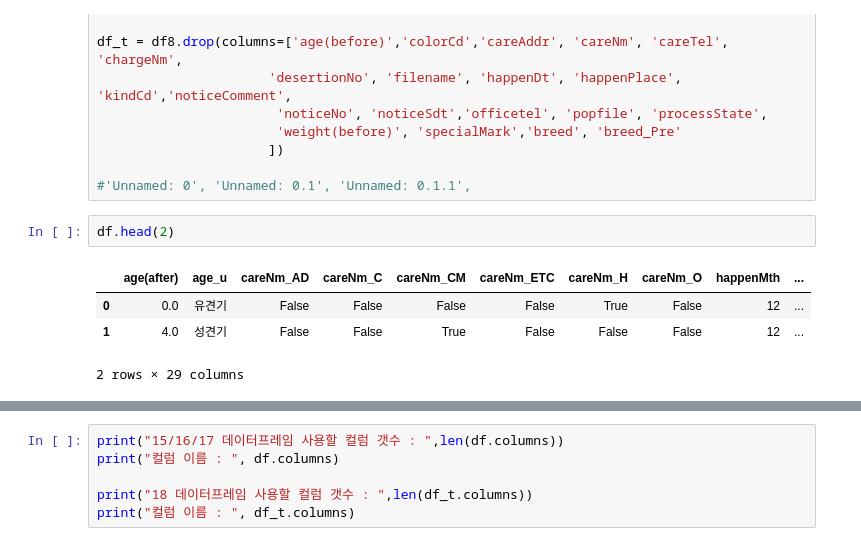
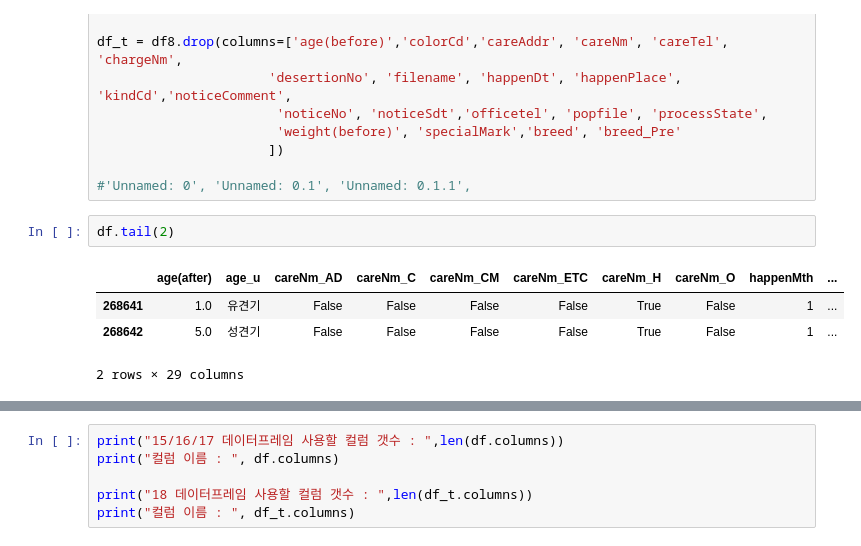
Before and after one commit to SINAEEE/BigdataProject_AbandonedAnimal, a Jupyter notebook: analyze/test_vol4/analyze_dog_vol4.ipynb, the cells around one changed output, grey strips where cells are left out. Drawn from its saved outputs; the diff is of its cells as text.

```diff
--- a/analyze/test_vol4/analyze_dog_vol4.ipynb
+++ b/analyze/test_vol4/analyze_dog_vol4.ipynb
@@ -127,10 +127,10 @@ df_t = df8.drop(columns=['age(before)','colorCd','careAddr', 'careNm', 'careTel'
 
 #'Unnamed: 0', 'Unnamed: 0.1', 'Unnamed: 0.1.1',
 # %%
-df.head(2)
+df.tail(2)
 # %% [output]
 |  | age(after) | age_u | careNm_AD | careNm_C | careNm_CM | careNm_ETC | careNm_H | careNm_O | happenMth | ... |
-| 0 | 0.0 | 유견기 | False | False | False | False | True | False | 12 | ... |
-| 1 | 4.0 | 성견기 | False | False | True | False | False | False | 12 | ... |
+| 268641 | 1.0 | 유견기 | False | False | False | False | True | False | 1 | ... |
+| 268642 | 5.0 | 성견기 | False | False | False | False | True | False | 1 | ... |
 2 rows × 29 columns
 # %%
```
Also changed, not shown: parts of 41 cells of this notebook, 1 other file.
